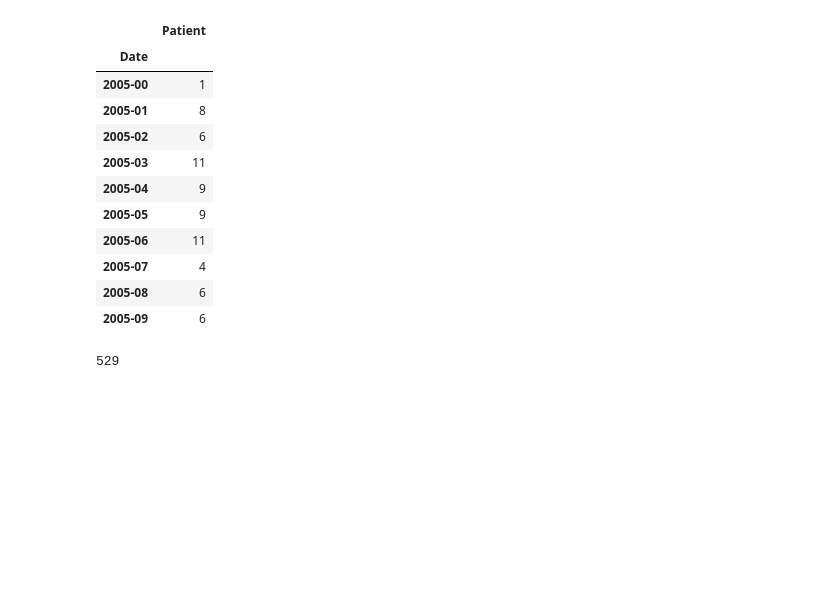
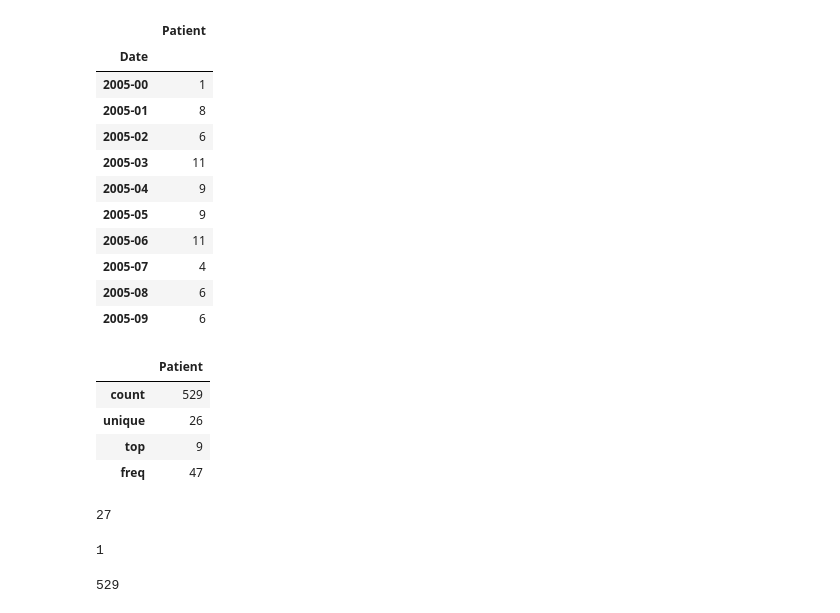
Before and after one commit to muwongeemmanuel/seemlos, a Jupyter notebook: Model/LOS_Encounter.ipynb, the cells around one changed output. Saved outputs shown, nothing was run; the diff lists cells and outputs as text; code cells hidden in the pictures; blank space fills up the shorter version.

```diff
--- a/Model/LOS_Encounter.ipynb
+++ b/Model/LOS_Encounter.ipynb
@@ -761,3 +808,14 @@ json_str
 # lists
 # %% [output]
 '[[42.26319885253906], [42.51243591308594], [42.645233154296875], [42.427833557128906]]'
+# %%
+import random
+for i in range(0,len(lists)):
+#     print (lists[i][0])
+    if(lists[i][0] < 39):
+        lists[i][0] = random.randint(20,30)
+    if(lists[i][0] > 45):
+        lists[i][0] = random.randint(61,80)
+    else:
+        lists[i][0] = random.randint(31,60)
+lists
@@ -912,6 +972,23 @@ weekly_new_data.head(10)
 | 2005-07 | 4 |
 | 2005-08 | 6 |
 | 2005-09 | 6 |
+# %%
+#Get summary of numerical variables
+weekly_new_data.describe()
+# %% [output]
+|  | Patient |
+| count | 529 |
+| unique | 26 |
+| top | 9 |
+| freq | 47 |
+# %%
+weekly_new_data.Patient.max()
+# %% [output]
+27
+# %%
+weekly_new_data.Patient.min()
+# %% [output]
+1
 # %%
 #Converting the dataframe to a numpy array
 weekly_dataset = weekly_new_data.values
```
Also changed, not shown: parts of 11 cells of this notebook, 4 other files.
